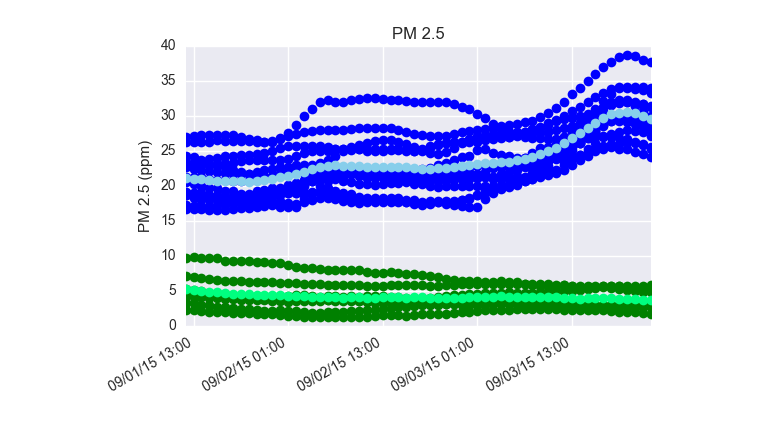
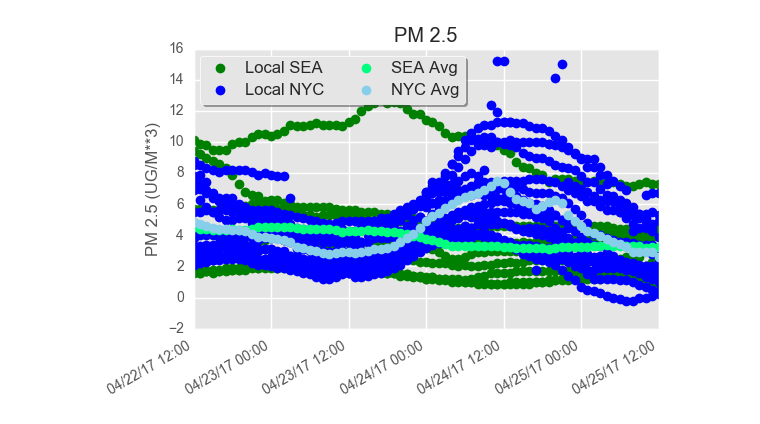
Before and after one commit to jyamaoka/AirQualityDI, a Jupyter notebook: AirQualityData.ipynb, the cells around one changed output. Drawn from its saved outputs; the diff is of its cells as text; code cells hidden in the pictures.

```diff
--- a/AirQualityData.ipynb
+++ b/AirQualityData.ipynb
@@ -95,0 +103,6 @@ def AirNowAPI2(lat,lng,sdate,stime,edate,etime,dist=10.0,file=None):
+# %%
+#the USA
+jsonfilename = AirNowAPI(-124.98,24.93,-66.62,49.55, prevday, prevtime, nowday, nowtime)
+
+file = open(jsonfilename)
+json_data3 = json.loads(file.read())
@@ -96,16 +175,17 @@ def AirNowAPI2(lat,lng,sdate,stime,edate,etime,dist=10.0,file=None):
 # %%
-commonradius = 20.0
+commonradius = 20.0 # radius around location
+
 place1 = 'seattle,wa'
-lat , lng = LatLongFromText(place1)
-jsonfilename = AirNowAPI2(lat, lng,'2015-09-01','12','2015-09-03','23',commonradius)
-
+lng , lat = LongLatFromText(place1)
+jsonfilename = AirNowAPI2(lng, lat, prevday, prevtime, nowday, nowtime, commonradius)
+#jsonfilename = AirNowAPI2(lng, lat,'2016-09-01','12','2016-09-03','23',commonradius)
 file = open(jsonfilename)
 json_data1 = json.loads(file.read())
 
 place2 = 'new york,ny'
-lat , lng = LatLongFromText(place2)
-jsonfilename = AirNowAPI2(lat, lng,'2015-09-01','12','2015-09-03','23',commonradius)
-
+lng , lat = LongLatFromText(place2)
+jsonfilename = AirNowAPI2(lng, lat, prevday, prevtime, nowday, nowtime, commonradius)
+#jsonfilename = AirNowAPI2(lng, lat,'2016-09-01','12','2016-09-03','23',commonradius)
 file = open(jsonfilename)
 json_data2 = json.loads(file.read())
 # %% [output]
@@ -138,18 +270,32 @@ for c in datesimp2 :
 # %%
+matplotlib.style.use('ggplot')
+
 fig = plt.figure()
 ax = fig.add_subplot(1,1,1)
 
-plt.plot_date(x=date1, y=pm251, color='g')
-plt.plot_date(x=date2, y=pm252, color='b')
-plt.plot_date(x=datesimp1, y=pm25avg1, color='springgreen')
-plt.plot_date(x=datesimp2, y=pm25avg2, color='skyblue')
+plt.plot_date(x=date1, y=pm251, color='g', label='Local SEA')
+plt.plot_date(x=date2, y=pm252, color='b', label='Local NYC')
+plt.plot_date(x=datesimp1, y=pm25avg1, color='springgreen', label='SEA Avg')
+plt.plot_date(x=datesimp2, y=pm25avg2, color='skyblue', label='NYC Avg')
 plt.title("PM 2.5")
-plt.ylabel("PM 2.5 (ppm)")
+plt.ylabel("PM 2.5 (UG/M**3)")
 plt.grid(True)
 
 ax.xaxis.set_major_locator(mdates.HourLocator(interval=12))   #to get a tick every 15 minutes
 ax.xaxis.set_major_formatter(mdates.DateFormatter('%D %H:%M'))     #optional formatting
 fig.autofmt_xdate()
+
+# Now add the legend with some customizations.
+legend = ax.legend(loc="upper left", bbox_to_anchor=[0, 1],
+           ncol=2, shadow=True, fancybox=True, frameon=True)
+
+# Set the fontsize
+for label in legend.get_texts():
+    label.set_fontsize('large')
+
+for label in legend.get_lines():
+    label.set_linewidth(1.5)  # the legend line width
+
 plt.show()
 # %% [output]
-[figure, old version]
+[figure, new version]
```
Also changed, not shown: parts of 16 cells of this notebook.
